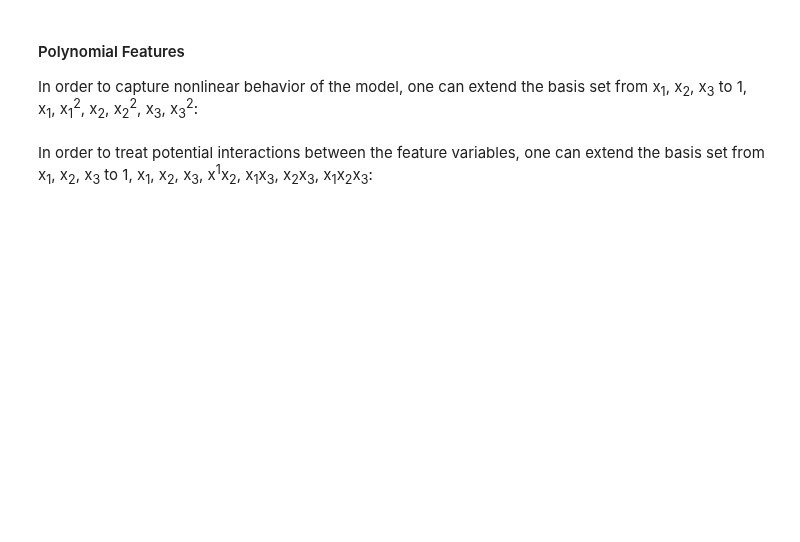
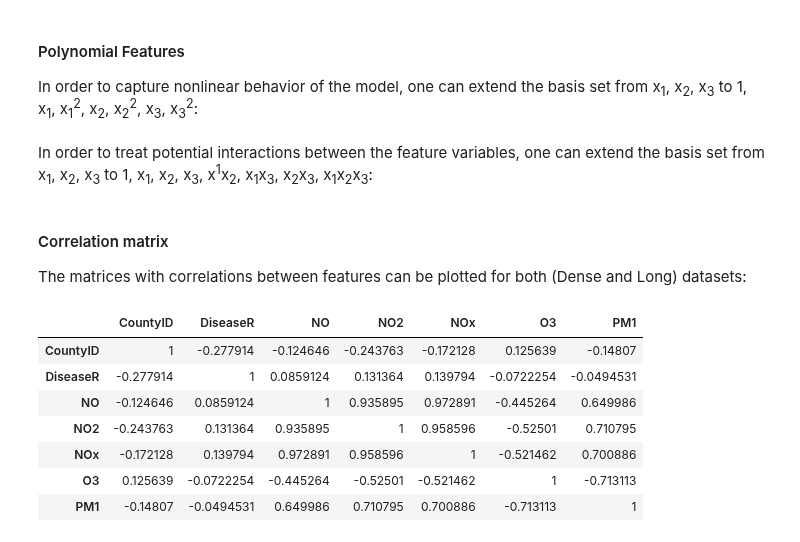
Before and after one commit to EvgenyGorelov/IBM_Coursera_Capstone, a Jupyter notebook: Capstone.feature_eng.pandas.1.0.ipynb, the cells around one changed output. Saved outputs shown, nothing was run; the diff lists cells and outputs as text; code cells hidden in the pictures; blank space fills up the shorter version.

```diff
--- a/Capstone.feature_eng.pandas.1.0.ipynb
+++ b/Capstone.feature_eng.pandas.1.0.ipynb
@@ -286,3 +306,18 @@ poly = PolynomialFeatures(degree=3, interaction_only=True)
 poly.fit_transform(X_train0)
 X_train_UpToCube = poly.transform(X_train0)
 X_test_UpToCube = poly.transform(X_test0)
+# %% [markdown]
+#### Correlation matrix
+The matrices with correlations between features can be plotted for both (Dense and Long) datasets:
+# %%
+corr = FeatureSetDensePerc75.corr()
+corr.style.background_gradient(cmap='coolwarm')
+# %% [output]
+|  | CountyID | DiseaseR | NO | NO2 | NOx | O3 | PM1 |
+| CountyID | 1 | -0.277914 | -0.124646 | -0.243763 | -0.172128 | 0.125639 | -0.14807 |
+| DiseaseR | -0.277914 | 1 | 0.0859124 | 0.131364 | 0.139794 | -0.0722254 | -0.0494531 |
+| NO | -0.124646 | 0.0859124 | 1 | 0.935895 | 0.972891 | -0.445264 | 0.649986 |
+| NO2 | -0.243763 | 0.131364 | 0.935895 | 1 | 0.958596 | -0.52501 | 0.710795 |
+| NOx | -0.172128 | 0.139794 | 0.972891 | 0.958596 | 1 | -0.521462 | 0.700886 |
+| O3 | 0.125639 | -0.0722254 | -0.445264 | -0.52501 | -0.521462 | 1 | -0.713113 |
+| PM1 | -0.14807 | -0.0494531 | 0.649986 | 0.710795 | 0.700886 | -0.713113 | 1 |
```
Also changed, not shown: parts of 26 cells of this notebook, 2 other files.
